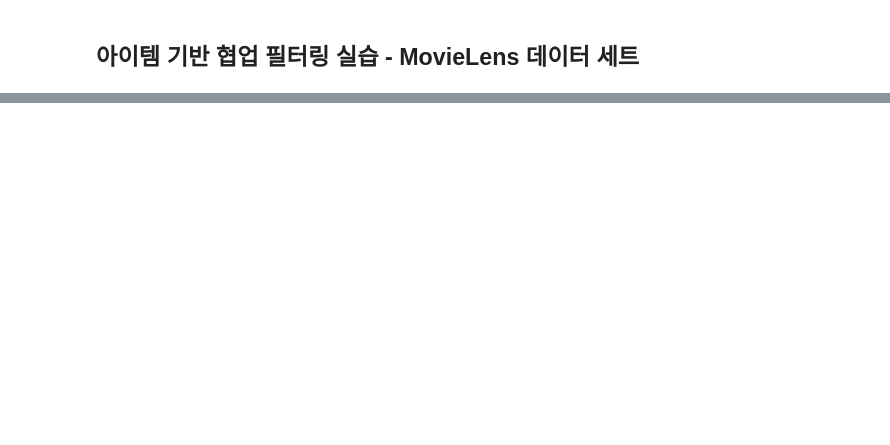
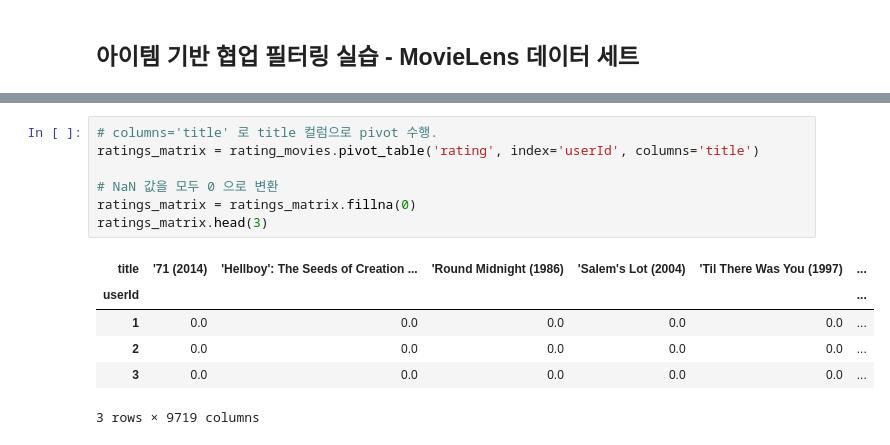
Before and after one commit to 201411096/study_AI, a Jupyter notebook: lectures/2_파이썬 머신러닝 완벽 가이드/9_추천(Recommendation)/2_아이템 기반 협업 필터링(Collaborative Filtering).ipynb, the cells around one changed output, grey strips where cells are left out. Drawn from its saved outputs; the diff is of its cells as text; blank space fills up the shorter version.

```diff
--- a/lectures/2_파이썬 머신러닝 완벽 가이드/9_추천(Recommendation)/2_아이템 기반 협업 필터링(Collaborative Filtering).ipynb
+++ b/lectures/2_파이썬 머신러닝 완벽 가이드/9_추천(Recommendation)/2_아이템 기반 협업 필터링(Collaborative Filtering).ipynb
@@ -73,0 +134,14 @@ Image("img\image2.png")
+# %%
+# columns='title' 로 title 컬럼으로 pivot 수행.
+ratings_matrix = rating_movies.pivot_table('rating', index='userId', columns='title')
+
+# NaN 값을 모두 0 으로 변환
+ratings_matrix = ratings_matrix.fillna(0)
+ratings_matrix.head(3)
+# %% [output]
+| title | '71 (2014) | 'Hellboy': The Seeds of Creation ... | 'Round Midnight (1986) | 'Salem's Lot (2004) | 'Til There Was You (1997) | ... |
+| userId |  |  |  |  |  | ... |
+| 1 | 0.0 | 0.0 | 0.0 | 0.0 | 0.0 | ... |
+| 2 | 0.0 | 0.0 | 0.0 | 0.0 | 0.0 | ... |
+| 3 | 0.0 | 0.0 | 0.0 | 0.0 | 0.0 | ... |
+3 rows × 9719 columns
```
Also changed, not shown: parts of 21 cells of this notebook.
